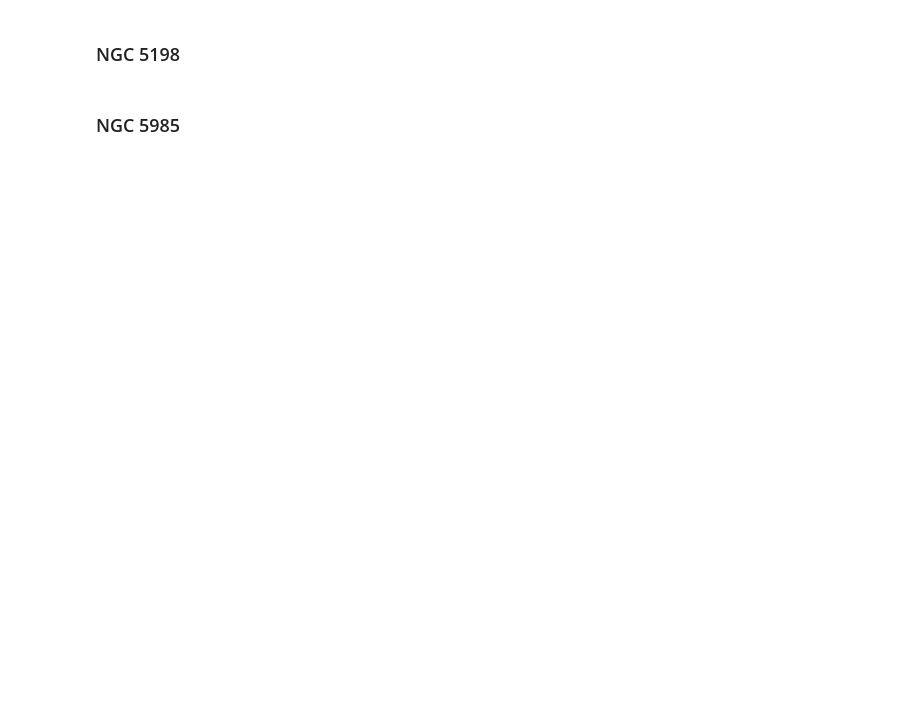
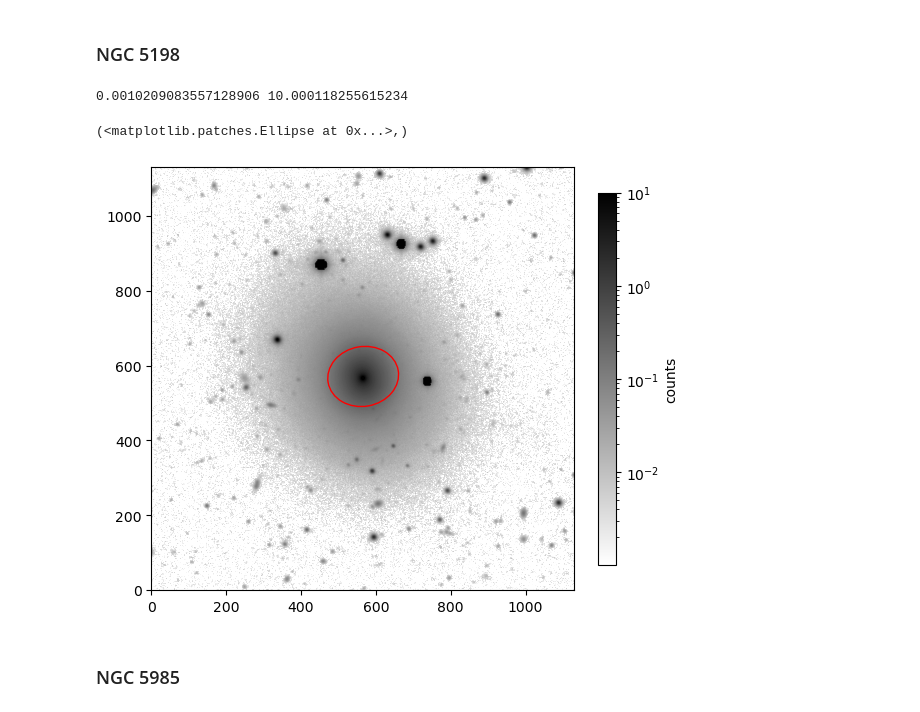
Before and after one commit to RyanNease/SurfacePhotometry_student, a Jupyter notebook: surface_photometry_student.ipynb, the cells around one changed output. Saved outputs shown, nothing was run; the diff lists cells and outputs as text; code cells hidden in the pictures; blank space fills up the shorter version.

```diff
--- a/surface_photometry_student.ipynb
+++ b/surface_photometry_student.ipynb
@@ -427,11 +426,11 @@ initparams[galname]['PA'] = 90.0
 #initiparams is a dictionary which contains an entry for each galaxy.  That dictionary in turns points to another dictionary with the parameters.
 galname = 'NGC5198'
 initparams[galname] = {}
-initparams[galname]['xcen'] =
-initparams[galname]['ycen'] =
-initparams[galname]['sma'] =
-initparams[galname]['ellip'] =
-initparams[galname]['PA'] =
+initparams[galname]['xcen'] = 566
+initparams[galname]['ycen'] = 571
+initparams[galname]['sma'] = 95
+initparams[galname]['ellip'] = 95./113
+initparams[galname]['PA'] = 10
 # %% [markdown]
 #### NGC 5985
 # %%
@@ -440,11 +439,11 @@ initparams[galname]['PA'] =
 #initiparams is a dictionary which contains an entry for each galaxy.  That dictionary in turns points to another dictionary with the parameters.
 galname = 'NGC5985'
 initparams[galname] = {}
-initparams[galname]['xcen'] =
-initparams[galname]['ycen'] =
-initparams[galname]['sma'] =
-initparams[galname]['ellip'] =
-initparams[galname]['PA'] =
+initparams[galname]['xcen'] = 1143
+initparams[galname]['ycen'] = 1151
+initparams[galname]['sma'] = 175
+initparams[galname]['ellip'] = 175./333
+initparams[galname]['PA'] = 12
 # %% [markdown]
 PGC 0997820
 # %%
@@ -504,2 +504,27 @@ aper.plot(color='red')
+# %%
+#***************************
+#Your code here
+#set up the EllipseGeometry instance with the right initial guess parameters
+
+
+galname = 'NGC5198'
+geometry[galname] = EllipseGeometry(x0 = initparams[galname]['xcen'],
+                                      y0 = initparams[galname]['ycen'],
+                                      sma = initparams[galname]['sma'],
+                                      eps = initparams[galname]['ellip'],
+                                      pa = initparams[galname]['PA'] * np.pi/180)   #convert into radians
+
+#make an aperture to overplot so that we can check if it makes sense
+aper = EllipticalAperture((geometry[galname].x0, geometry[galname].y0), geometry[galname].sma,
+                          geometry[galname].sma * (geometry[galname].eps), geometry[galname].pa)
+
+#plot our image
+fig,ax = plt.subplots(figsize=(6,6))
+imdisplay(data_bsub[galname],v1perc=40,v2perc=99.9,logscale=True)
+aper.plot(color='red')
+# %% [output]
+0.0010209083557128906 10.000118255615234
+(<matplotlib.patches.Ellipse at 0x...>,)
+[figure, added]
 # %% [markdown]
 ### NGC 5985
```
Also changed, not shown: parts of 10 cells of this notebook.
